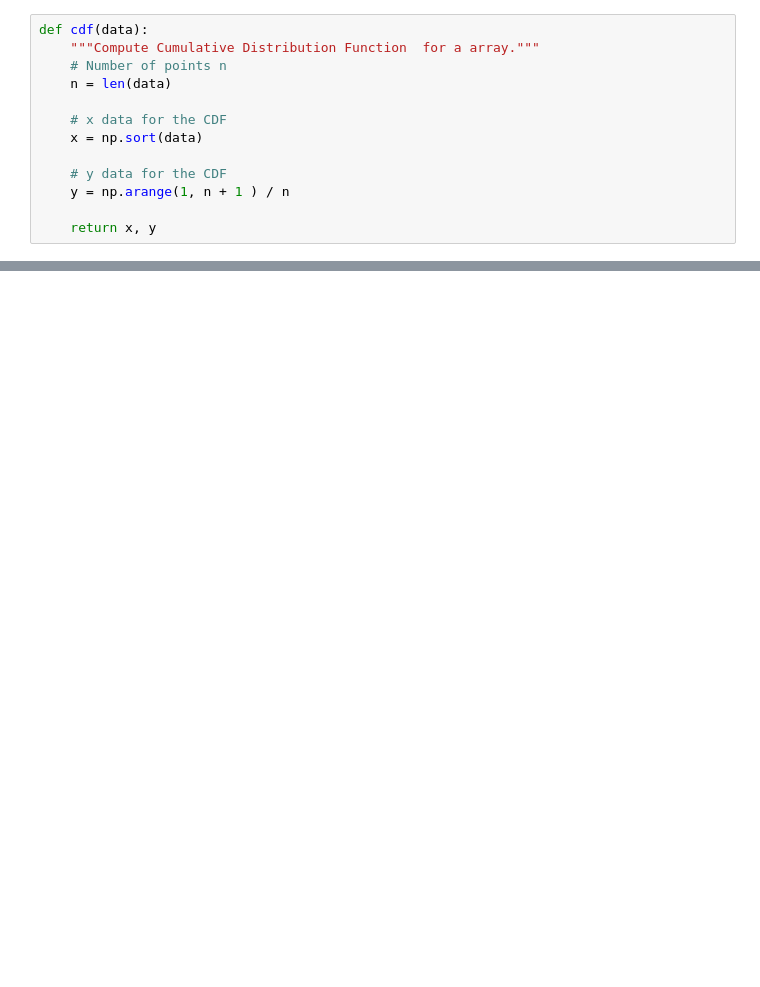
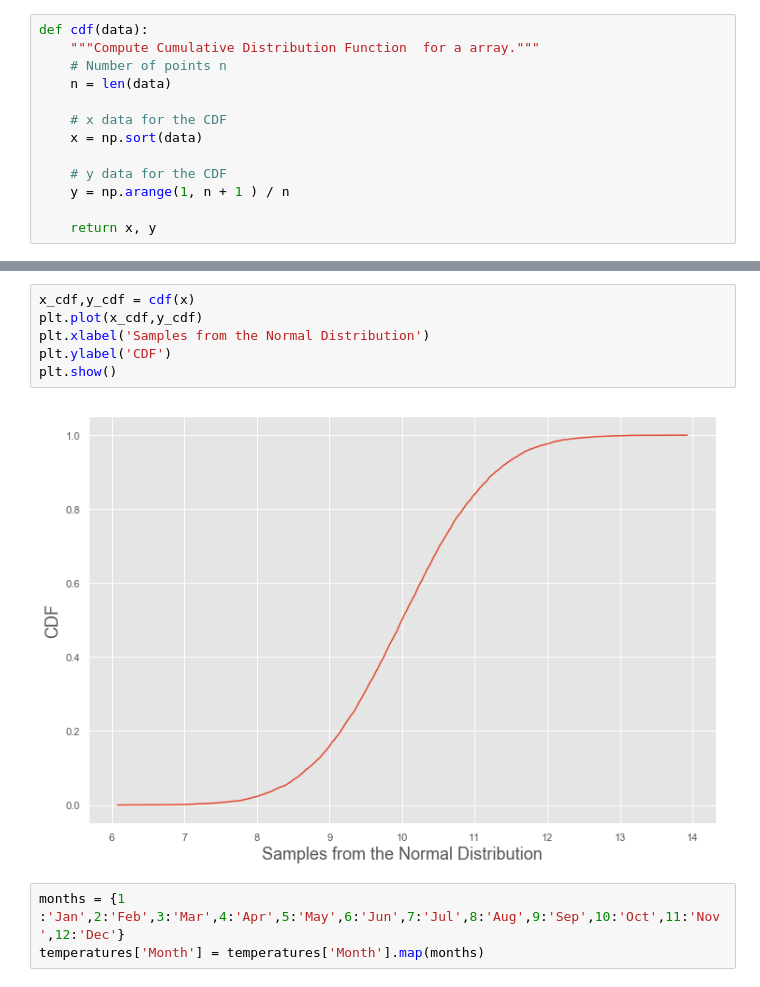
Before and after one commit to Schots/Stockholm-Temperatures, a Jupyter notebook: Stockholm Daily Mean Temperatures.ipynb, the cells around one changed output, grey strips where cells are left out. Drawn from its saved outputs; the diff is of its cells as text; blank space fills up the shorter version.

```diff
--- a/Stockholm Daily Mean Temperatures.ipynb
+++ b/Stockholm Daily Mean Temperatures.ipynb
@@ -81,0 +123,11 @@ def cdf(data):
+# %%
+x_cdf,y_cdf = cdf(x)
+plt.plot(x_cdf,y_cdf)
+plt.xlabel('Samples from the Normal Distribution')
+plt.ylabel('CDF')
+plt.show()
+# %% [output]
+[figure, added]
+# %%
+months = {1 :'Jan',2:'Feb',3:'Mar',4:'Apr',5:'May',6:'Jun',7:'Jul',8:'Aug',9:'Sep',10:'Oct',11:'Nov',12:'Dec'}
+temperatures['Month'] = temperatures['Month'].map(months)
```
Also changed, not shown: parts of 12 cells of this notebook.
